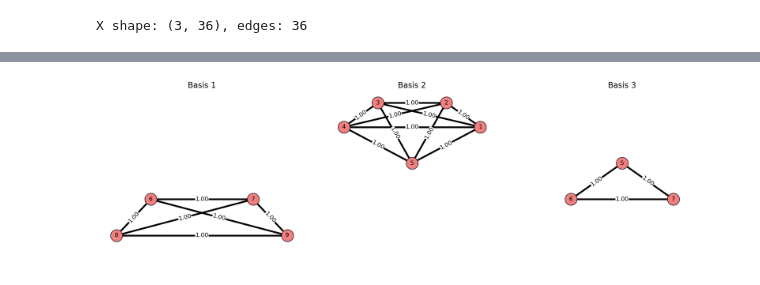
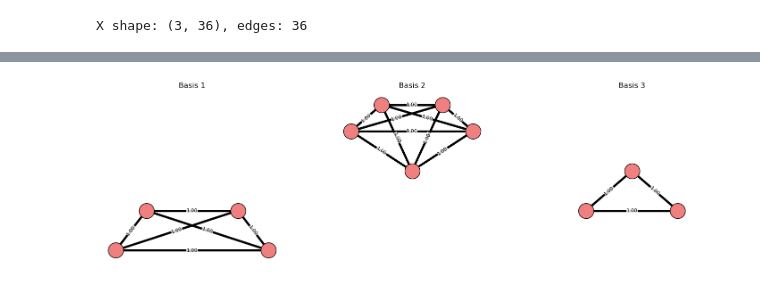
Before and after one commit to shizuo-kaji/TopNMF, a Jupyter notebook: notebook/Example 2.ipynb, the cells around one changed output, grey strips where cells are left out. Saved outputs shown, nothing was run; the diff lists cells and outputs as text; code cells hidden in the pictures.

```diff
--- a/notebook/Example 2.ipynb
+++ b/notebook/Example 2.ipynb
@@ -144,7 +84,7 @@ model.fit(
     normalize_V_max = True,
     superlevel = True,
     init_method = 'random',
-    plot_grid = (1,5)
+    plot_grid = (1,3)
 )
 
 plt.close('all')
@@ -157,4 +95,4 @@ Consider using tensor.detach() first. (Triggered internally at /Users/runner/wor
 # %%
-plot_graphs_fixed(model.V.detach().cpu().numpy(), all_edges, title='Basis')
+_=plot_gallery_graph(model.V.detach().cpu().numpy(), torch.Tensor(all_edges).T, title='Basis', pos=fixed_pos)
 # %% [output]
-[figure, old version]
+[figure, new version]
```
Also changed, not shown: parts of 2 cells of this notebook, 6 other files.
